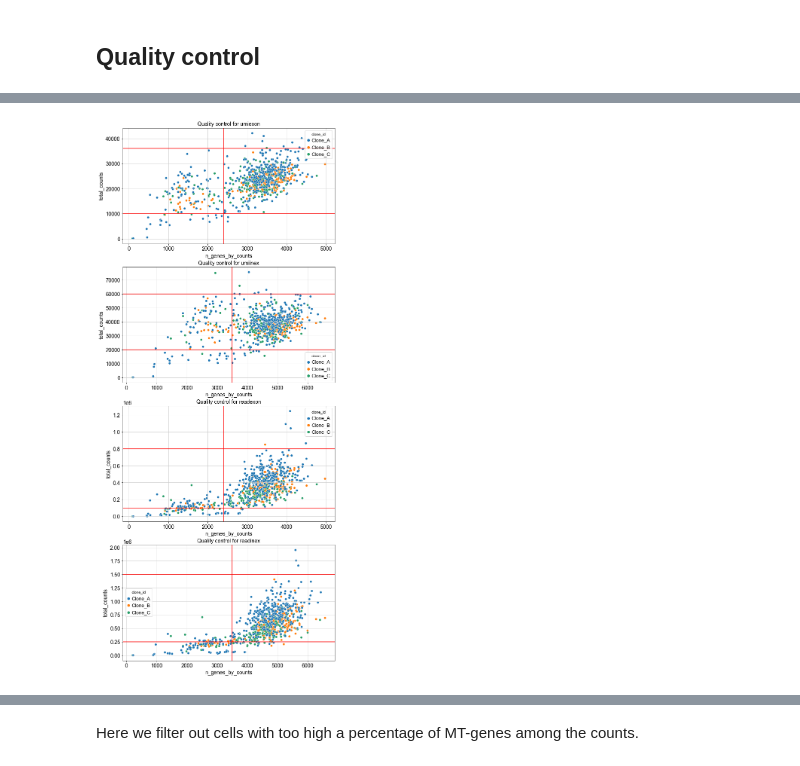
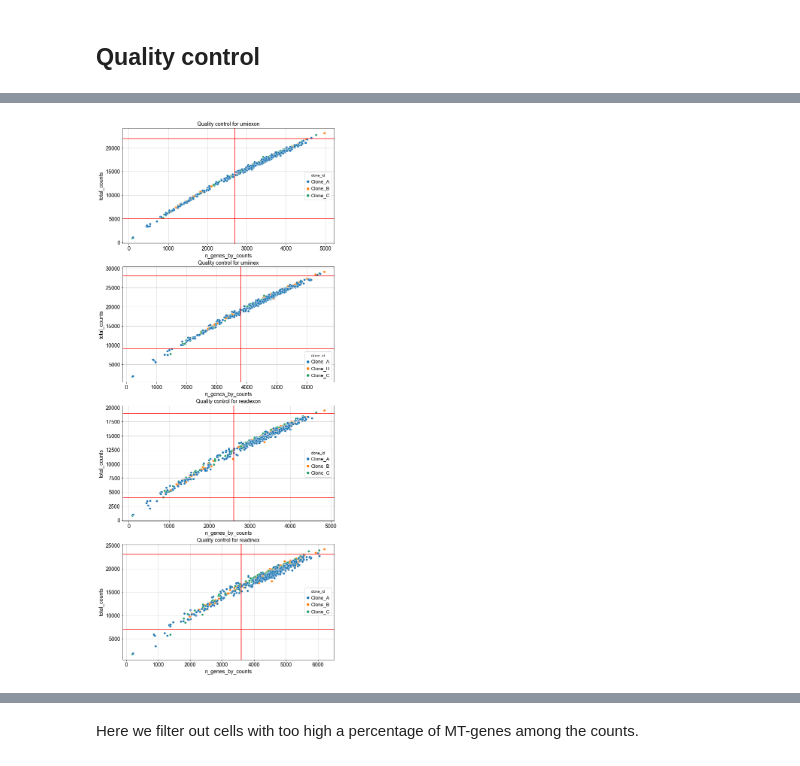
Before and after one commit to MartyWeissman/ClonalOmics, a Jupyter notebook: Data/Big In Vitro Preprocessing.ipynb, the cells around one changed output, grey strips where cells are left out. Cells and saved outputs as stored; diff of their text form; code cells hidden in the pictures.

```diff
--- a/Data/Big In Vitro Preprocessing.ipynb
+++ b/Data/Big In Vitro Preprocessing.ipynb
@@ -297,0 +317,9 @@ Identifying highly variable genes in readinex
+# %%
+for ds in datasets:
+    if ds[:4] == 'read':
+        genes_before = adata[ds].n_vars
+        gg = ((adata[ds].to_df() > 10).sum() > 0.05*adata[ds].n_obs)
+        good_genes = gg[gg].index
+        adata[ds] = adata[ds][:,good_genes]
+        genes_after = adata[ds].n_vars
+        print('Dataset {} has {} genes before and {} genes after filtering.'.format(ds,genes_before,genes_after))
@@ -325,9 +383,12 @@ We drop all genes that begin with TRA, TRB, TRG, TRJ.
 # %%
-def drop_TRs(ad, prefixes = ['TRA','TRB', 'TRD', 'TRG','TRJ']):
+def drop_TRs(ad, filename='TR_gene_data.csv'):
     ad_out = ad
-    for prefix in prefixes:
-        keep_genes = [gene for gene in ad_out.var_names if not gene.startswith(prefix)]
-        ad_out = ad_out[:, keep_genes]
+    TR_gene_df = pd.read_csv(filename, index_col=0)
+    TR_genes = TR_gene_df['gene_name'].values
+    bad_genes = [gene for gene in ad_out.var_names if gene in TR_genes]
+    print('{} genes removed.'.format(len(bad_genes)))
+    keep_genes = [gene for gene in ad_out.var_names if not gene in bad_genes]
+    ad_out = ad_out[:, keep_genes]
     return ad_out
 # %%
 for ds in datasets:
@@ -361,35 +426,35 @@ hue_order = {'Clone_A':'steelblue', 'Clone_B':'orange', 'Clone_C':'green'}
 # %%
 fig,ax = plt.subplots(4,1, figsize=(10,25))
 min_counts = {}
 max_counts = {}
 
 # The following cutoffs were chosen after plotting!
-min_counts['umiexon'] = 10000
-min_counts['umiinex'] = 20000
-min_counts['readexon'] = 100000
-min_counts['readinex'] = 250000
+min_counts['umiexon'] = 5000
+min_counts['umiinex'] = 9000
+min_counts['readexon'] = 4000
+min_counts['readinex'] = 7000
 #
-max_counts['umiexon'] = 36000
-max_counts['umiinex'] = 60000
-max_counts['readexon'] = 800000
-max_counts['readinex'] = 1500000
+max_counts['umiexon'] = 22000
+max_counts['umiinex'] = 28000
+max_counts['readexon'] = 19000
+max_counts['readinex'] = 23000
 #
 min_gc = {}
-min_gc['umiexon'] = 2400
-min_gc['umiinex'] = 3500
-min_gc['readexon'] = 2400
-min_gc['readinex'] = 3500
+min_gc['umiexon'] = 2700
+min_gc['umiinex'] = 3800
+min_gc['readexon'] = 2600
+min_gc['readinex'] = 3600
 
 for j,ds in enumerate(datasets):
     sns.scatterplot(x='n_genes_by_counts', y='total_counts',
                     data=adata[ds].obs,  hue = 'clone_id', hue_order = hue_order, ax=ax[j])
     ax[j].set_title('Quality control for {}'.format(ds))
     ax[j].axhline(min_counts[ds], color='red')
     ax[j].axvline(min_gc[ds], color='red')
     ax[j].axhline(max_counts[ds], color='red')
 plt.show()
 # %% [output]
-[figure, old version]
+[figure, new version]
 # %%
 for ds in datasets:
     sc.pp.filter_cells(adata[ds], min_counts=min_counts[ds])
```
Also changed, not shown: parts of 35 cells of this notebook, 20 other files.
